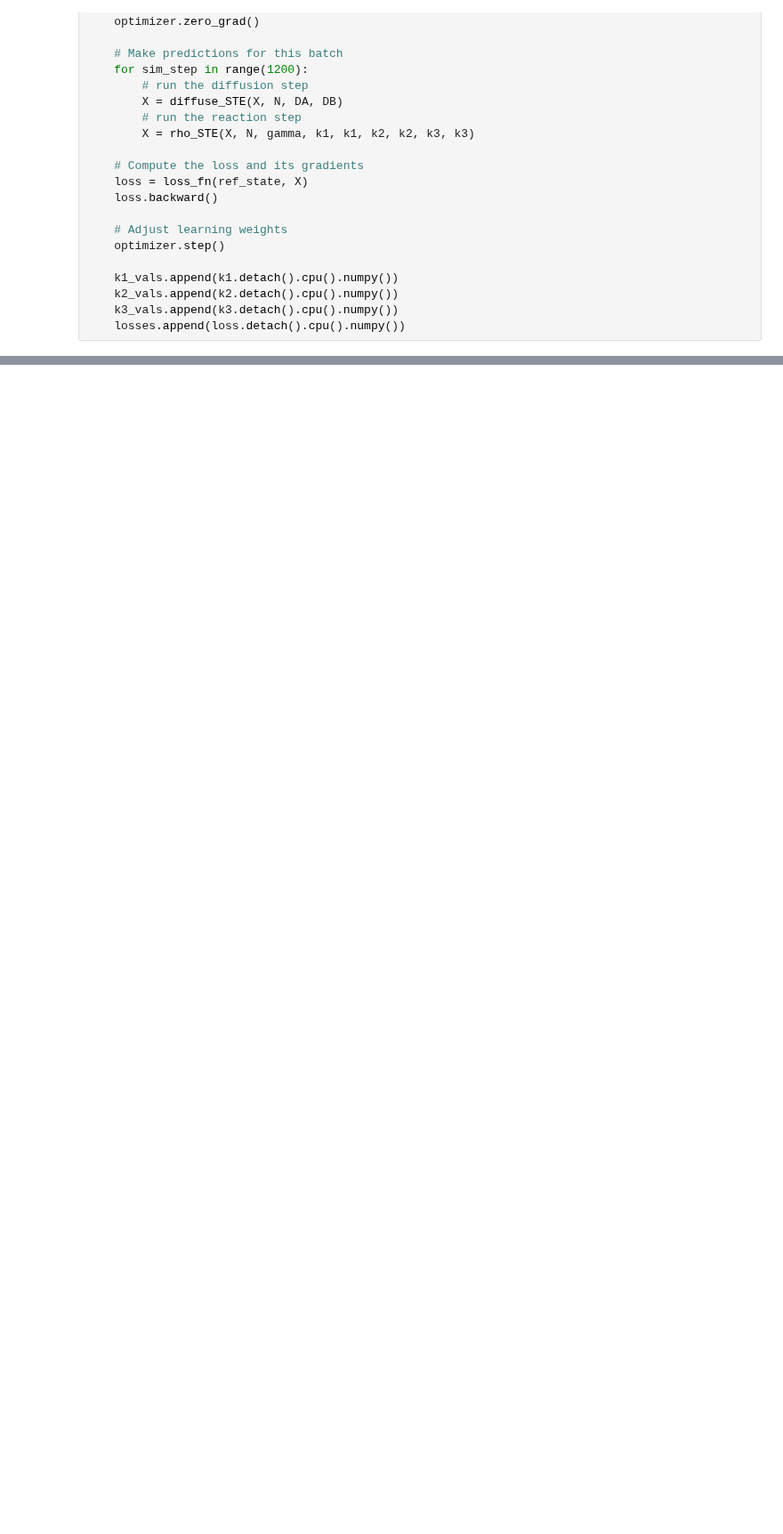
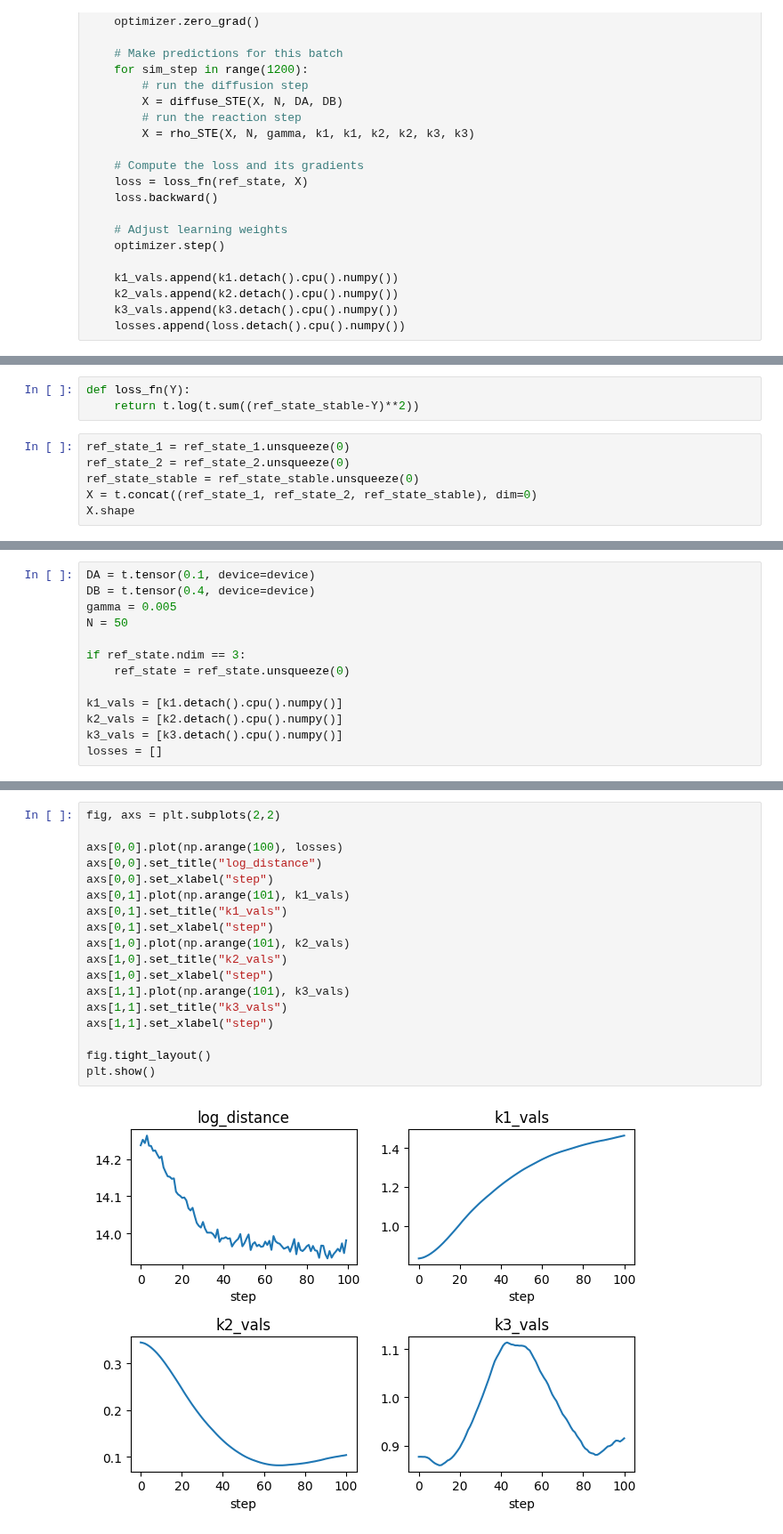
Before and after one commit to JanSchering/Thesis, a Jupyter notebook: fhn_model/Experiments/Experiment_5/Experiment.ipynb, the cells around one changed output, grey strips where cells are left out. Shown at 89% size. Drawn from its saved outputs; the diff is of its cells as text; blank space fills up the shorter version.

```diff
--- a/fhn_model/Experiments/Experiment_5/Experiment.ipynb
+++ b/fhn_model/Experiments/Experiment_5/Experiment.ipynb
@@ -169,0 +203,9 @@ plt.show()
+# %%
+def loss_fn(Y):
+    return t.log(t.sum((ref_state_stable-Y)**2))
+# %%
+ref_state_1 = ref_state_1.unsqueeze(0)
+ref_state_2 = ref_state_2.unsqueeze(0)
+ref_state_stable = ref_state_stable.unsqueeze(0)
+X = t.concat((ref_state_1, ref_state_2, ref_state_stable), dim=0)
+X.shape
@@ -169,0 +230,13 @@ plt.show()
+# %%
+DA = t.tensor(0.1, device=device)
+DB = t.tensor(0.4, device=device)
+gamma = 0.005
+N = 50
+
+if ref_state.ndim == 3:
+    ref_state = ref_state.unsqueeze(0)
+
+k1_vals = [k1.detach().cpu().numpy()]
+k2_vals = [k2.detach().cpu().numpy()]
+k3_vals = [k3.detach().cpu().numpy()]
+losses = []
@@ -169,0 +278,20 @@ plt.show()
+# %%
+fig, axs = plt.subplots(2,2)
+
+axs[0,0].plot(np.arange(100), losses)
+axs[0,0].set_title("log_distance")
+axs[0,0].set_xlabel("step")
+axs[0,1].plot(np.arange(101), k1_vals)
+axs[0,1].set_title("k1_vals")
+axs[0,1].set_xlabel("step")
+axs[1,0].plot(np.arange(101), k2_vals)
+axs[1,0].set_title("k2_vals")
+axs[1,0].set_xlabel("step")
+axs[1,1].plot(np.arange(101), k3_vals)
+axs[1,1].set_title("k3_vals")
+axs[1,1].set_xlabel("step")
+
+fig.tight_layout()
+plt.show()
+# %% [output]
+[figure, added]
```
Also changed, not shown: parts of 10 cells of this notebook, 12 other files.
